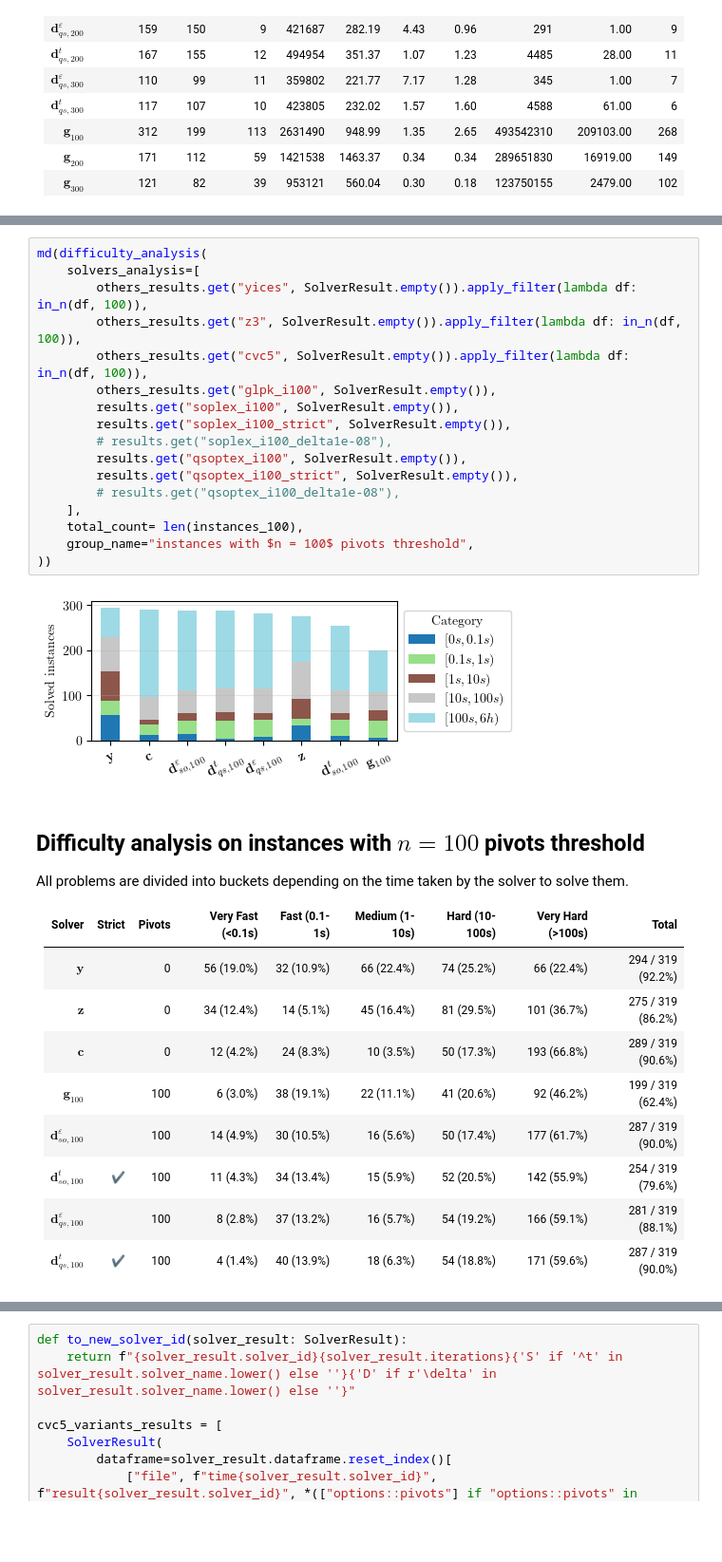
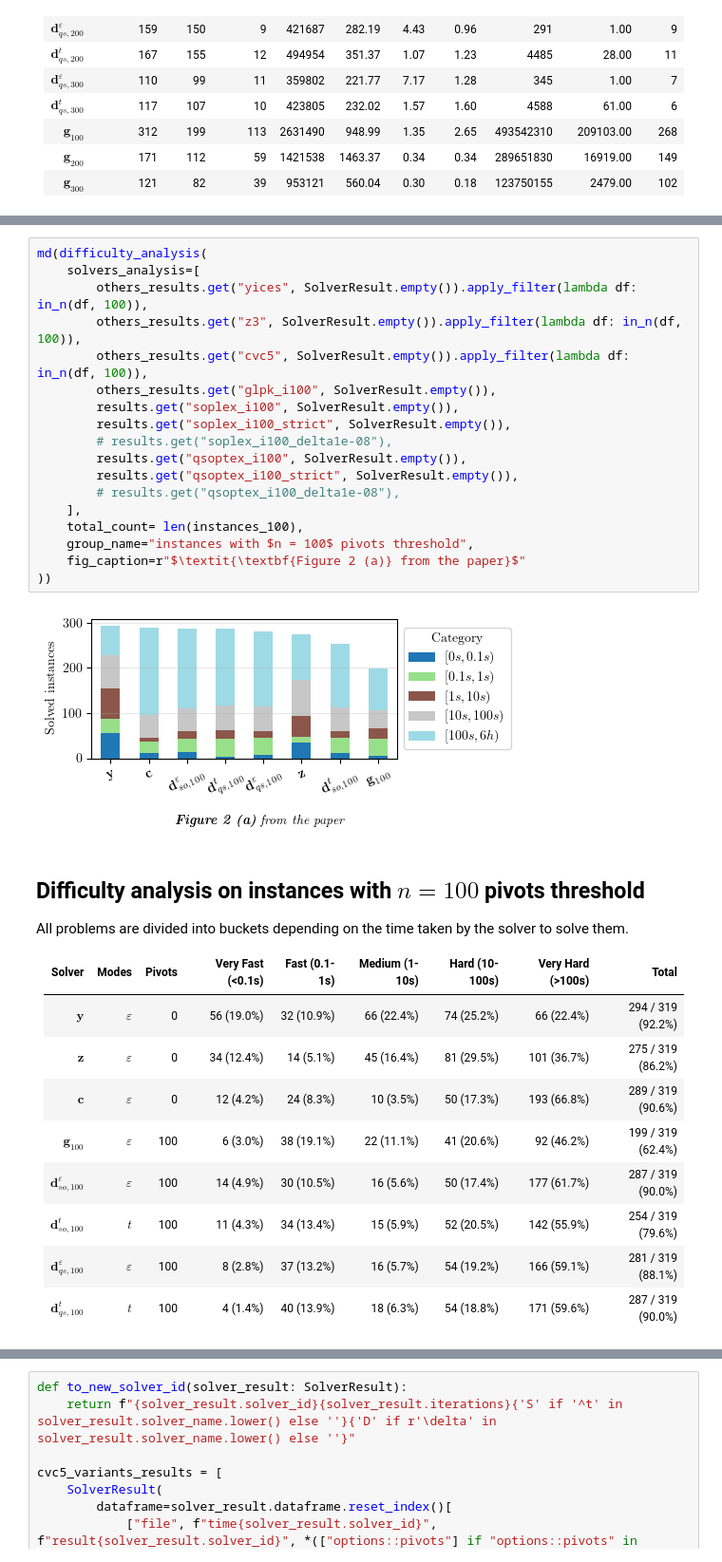
Before and after one commit to TendTo/cvc5, a Jupyter notebook: benchmarks/results-explore.ipynb, the cells around one changed output, grey strips where cells are left out. Shown at 95% size. Cells and saved outputs as stored; diff of their text form; blank space fills up the shorter version.

```diff
--- a/benchmarks/results-explore.ipynb
+++ b/benchmarks/results-explore.ipynb
@@ -411,36 +345,37 @@ The following performance profiles help visualize how well each solver performs
 # %%
 md(difficulty_analysis(
     solvers_analysis=[
         others_results.get("yices", SolverResult.empty()).apply_filter(lambda df: in_n(df, 100)),
         others_results.get("z3", SolverResult.empty()).apply_filter(lambda df: in_n(df, 100)),
         others_results.get("cvc5", SolverResult.empty()).apply_filter(lambda df: in_n(df, 100)),
         others_results.get("glpk_i100", SolverResult.empty()),
         results.get("soplex_i100", SolverResult.empty()),
         results.get("soplex_i100_strict", SolverResult.empty()),
         # results.get("soplex_i100_delta1e-08"),
         results.get("qsoptex_i100", SolverResult.empty()),
         results.get("qsoptex_i100_strict", SolverResult.empty()),
         # results.get("qsoptex_i100_delta1e-08"),
     ],
     total_count= len(instances_100),
     group_name="instances with $n = 100$ pivots threshold",
+    fig_caption=r"$\textit{\textbf{Figure 2 (a)} from the paper}$"
 ))
 # %% [output]
-[figure, old version]
+[figure, new version]
 ## Difficulty analysis on instances with $n = 100$ pivots threshold
 
 All problems are divided into buckets depending on the time taken by the solver to solve them.
 
-| Solver | Strict | Pivots | Very Fast (<0.1s) | Fast (0.1-1s) | Medium (1-10s) | Hard (10-100s) | Very Hard (>100s) | Total |
+| Solver | Modes  | Pivots | Very Fast (<0.1s) | Fast (0.1-1s) | Medium (1-10s) | Hard (10-100s) | Very Hard (>100s) | Total |
 | ------ | ------ | ------ | ----------------- | ------------- | -------------- | -------------- | ----------------- | ----- |
-| $ \textbf{y} $ |  | 0 | 56 (19.0%) | 32 (10.9%) | 66 (22.4%) | 74 (25.2%) | 66 (22.4%) | 294 / 319 (92.2%)
-| $ \textbf{z} $ |  | 0 | 34 (12.4%) | 14 (5.1%) | 45 (16.4%) | 81 (29.5%) | 101 (36.7%) | 275 / 319 (86.2%)
-| $ \textbf{c} $ |  | 0 | 12 (4.2%) | 24 (8.3%) | 10 (3.5%) | 50 (17.3%) | 193 (66.8%) | 289 / 319 (90.6%)
-| $ \textbf{g}_{100} $ |  | 100 | 6 (3.0%) | 38 (19.1%) | 22 (11.1%) | 41 (20.6%) | 92 (46.2%) | 199 / 319 (62.4%)
-| $ \textbf{d}_{so,100}^\varepsilon $ |  | 100 | 14 (4.9%) | 30 (10.5%) | 16 (5.6%) | 50 (17.4%) | 177 (61.7%) | 287 / 319 (90.0%)
-| $ \textbf{d}_{so,100}^t $ | ✔ | 100 | 11 (4.3%) | 34 (13.4%) | 15 (5.9%) | 52 (20.5%) | 142 (55.9%) | 254 / 319 (79.6%)
-| $ \textbf{d}_{qs,100}^\varepsilon $ |  | 100 | 8 (2.8%) | 37 (13.2%) | 16 (5.7%) | 54 (19.2%) | 166 (59.1%) | 281 / 319 (88.1%)
-| $ \textbf{d}_{qs,100}^t $ | ✔ | 100 | 4 (1.4%) | 40 (13.9%) | 18 (6.3%) | 54 (18.8%) | 171 (59.6%) | 287 / 319 (90.0%)
+| $ \textbf{y} $ | $\varepsilon$ | 0 | 56 (19.0%) | 32 (10.9%) | 66 (22.4%) | 74 (25.2%) | 66 (22.4%) | 294 / 319 (92.2%)
+| $ \textbf{z} $ | $\varepsilon$ | 0 | 34 (12.4%) | 14 (5.1%) | 45 (16.4%) | 81 (29.5%) | 101 (36.7%) | 275 / 319 (86.2%)
+| $ \textbf{c} $ | $\varepsilon$ | 0 | 12 (4.2%) | 24 (8.3%) | 10 (3.5%) | 50 (17.3%) | 193 (66.8%) | 289 / 319 (90.6%)
+| $ \textbf{g}_{100} $ | $\varepsilon$ | 100 | 6 (3.0%) | 38 (19.1%) | 22 (11.1%) | 41 (20.6%) | 92 (46.2%) | 199 / 319 (62.4%)
+| $ \textbf{d}_{so,100}^\varepsilon $ | $\varepsilon$ | 100 | 14 (4.9%) | 30 (10.5%) | 16 (5.6%) | 50 (17.4%) | 177 (61.7%) | 287 / 319 (90.0%)
+| $ \textbf{d}_{so,100}^t $ | $t$ | 100 | 11 (4.3%) | 34 (13.4%) | 15 (5.9%) | 52 (20.5%) | 142 (55.9%) | 254 / 319 (79.6%)
+| $ \textbf{d}_{qs,100}^\varepsilon $ | $\varepsilon$ | 100 | 8 (2.8%) | 37 (13.2%) | 16 (5.7%) | 54 (19.2%) | 166 (59.1%) | 281 / 319 (88.1%)
+| $ \textbf{d}_{qs,100}^t $ | $t$ | 100 | 4 (1.4%) | 40 (13.9%) | 18 (6.3%) | 54 (18.8%) | 171 (59.6%) | 287 / 319 (90.0%)
 # %%
 md(difficulty_analysis(
     solvers_analysis=[
```
Also changed, not shown: parts of 63 cells of this notebook, 3 other files.
